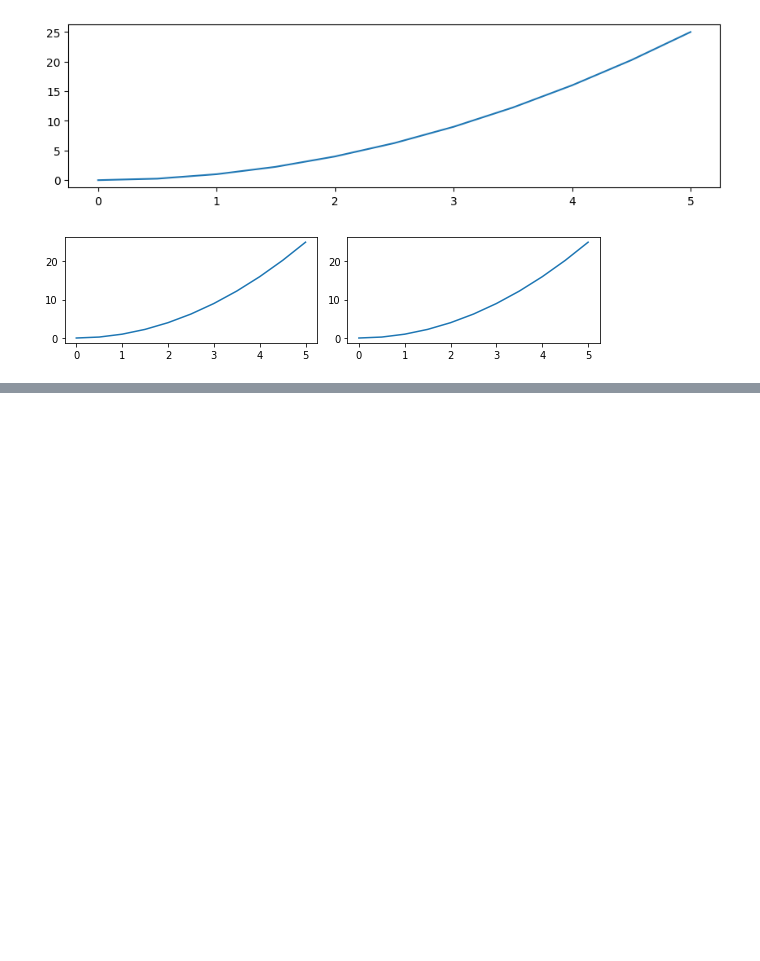
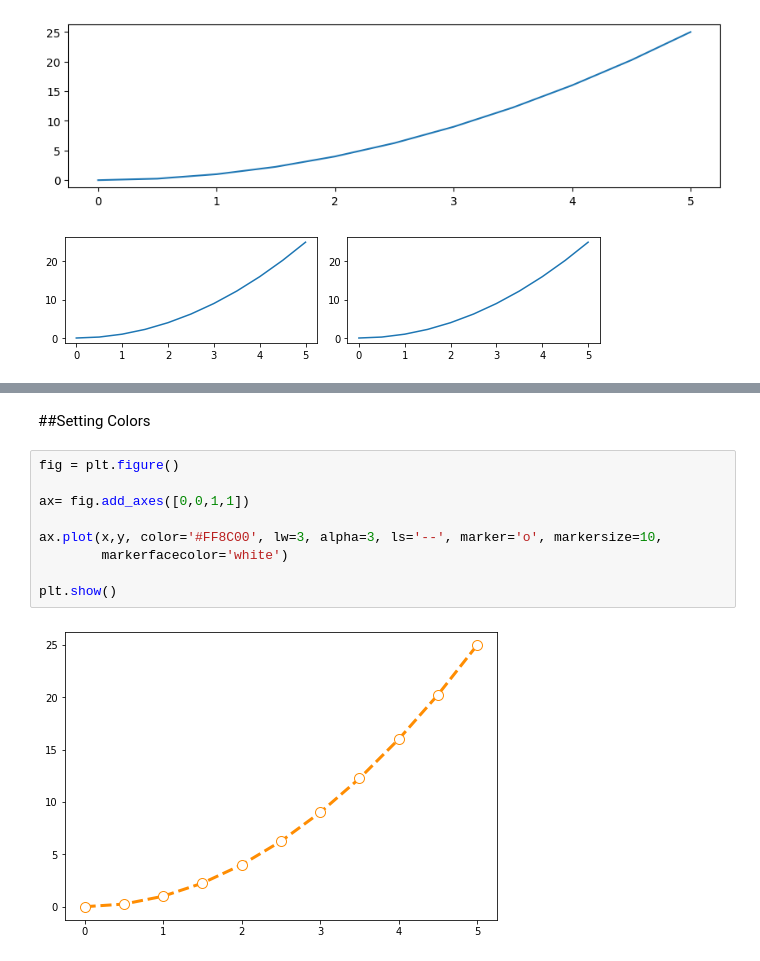
Before and after one commit to faspy/monty_python, a Jupyter notebook: 04_Matplotlib.ipynb, the cells around one changed output, grey strips where cells are left out. Saved outputs shown, nothing was run; the diff lists cells and outputs as text; blank space fills up the shorter version.

```diff
--- a/04_Matplotlib.ipynb
+++ b/04_Matplotlib.ipynb
@@ -88,0 +103,13 @@ plt.tight_layout()
+# %% [markdown]
+##Setting Colors
+# %%
+fig = plt.figure()
+
+ax= fig.add_axes([0,0,1,1])
+
+ax.plot(x,y, color='#FF8C00', lw=3, alpha=3, ls='--', marker='o', markersize=10,
+        markerfacecolor='white')
+
+plt.show()
+# %% [output]
+[figure, added]
```
Also changed, not shown: parts of 3 cells of this notebook.
